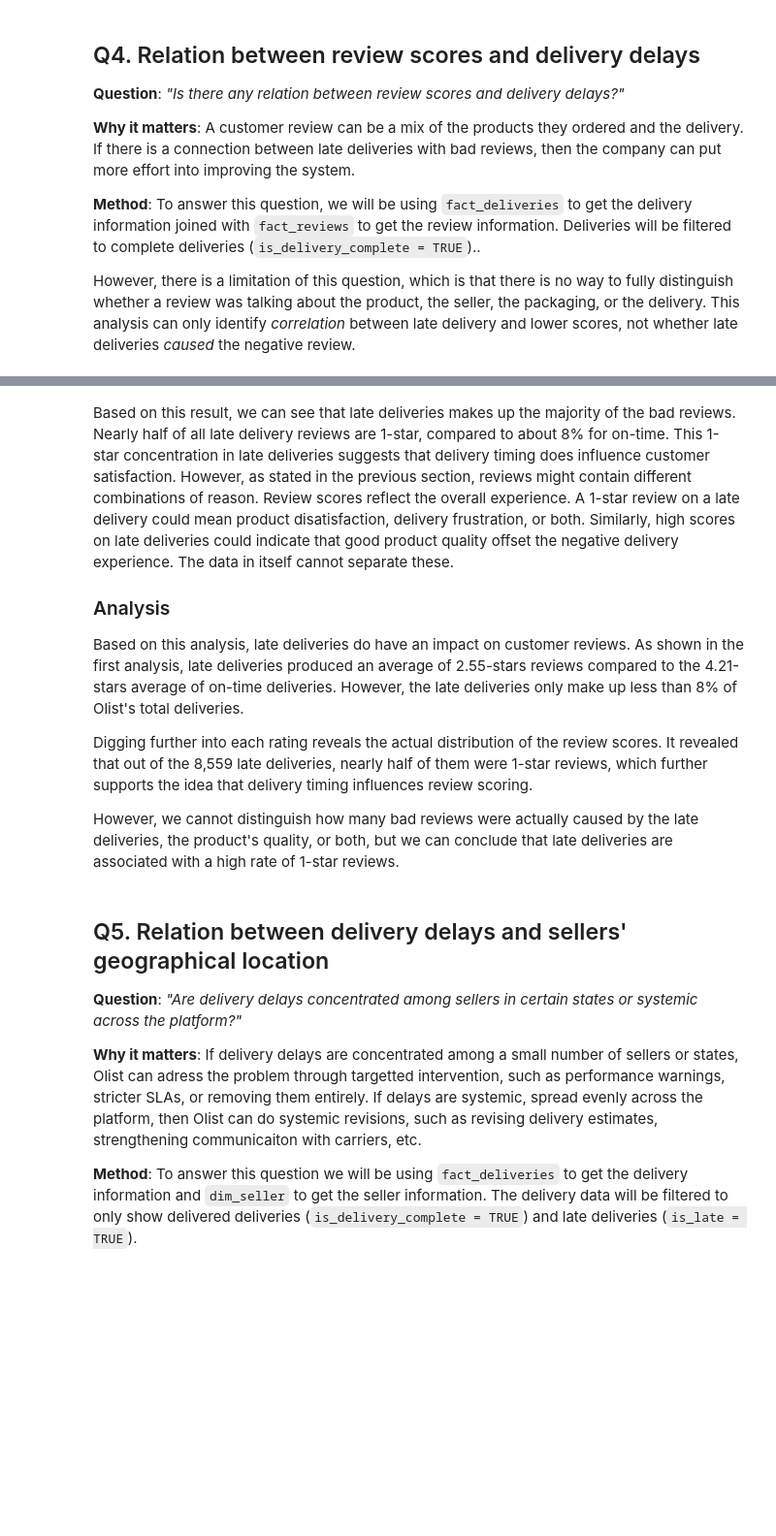
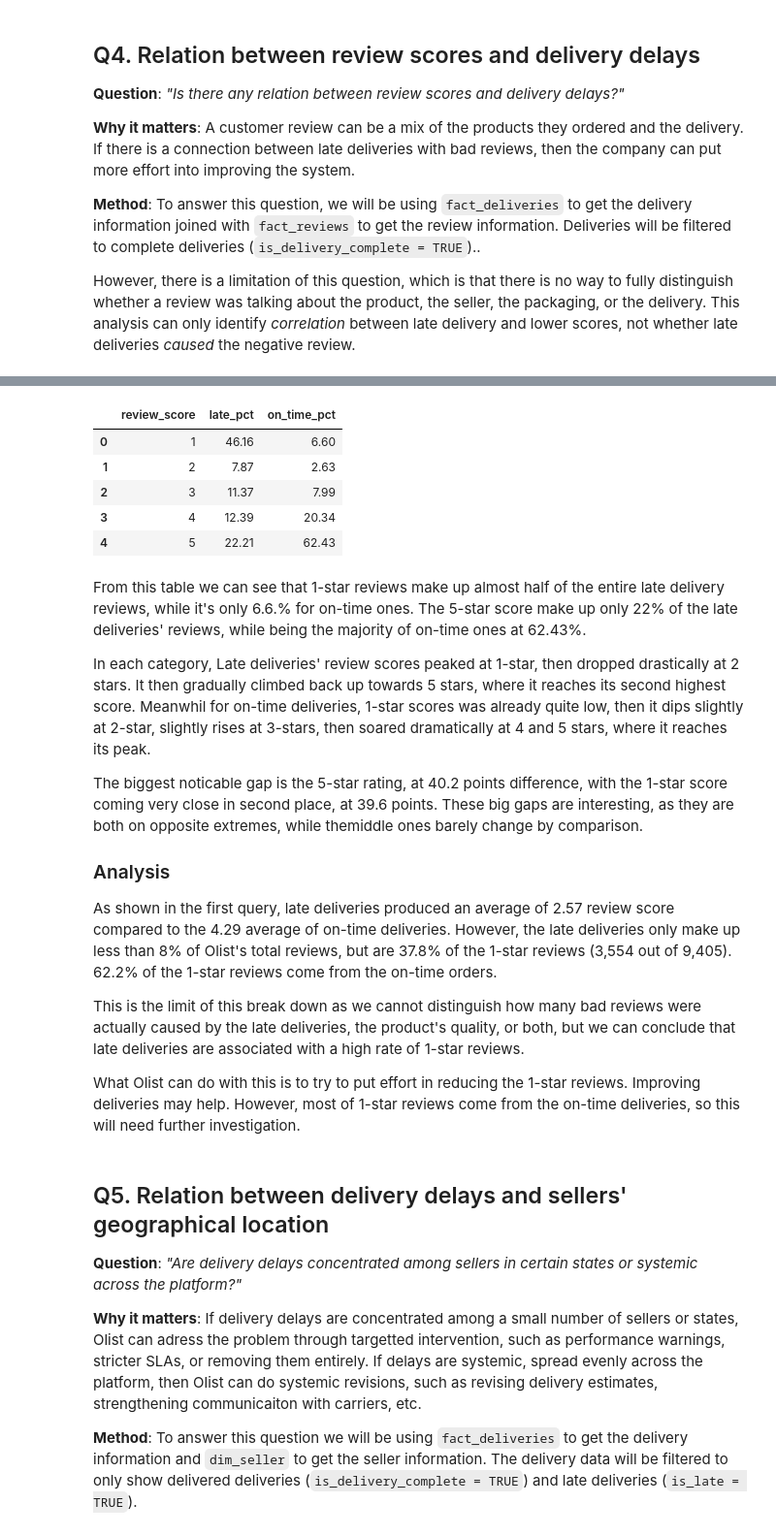
Before and after one commit to jyovian/olist-logistics-analysis, a Jupyter notebook: notebooks/03_analysis.ipynb, the cells around one changed output, grey strips where cells are left out. Shown at 97% size. Saved outputs shown, nothing was run; the diff lists cells and outputs as text; code cells hidden in the pictures; blank space fills up the shorter version.

```diff
--- a/notebooks/03_analysis.ipynb
+++ b/notebooks/03_analysis.ipynb
@@ -435,12 +441,42 @@ con.execute("""
+# %%
+con.execute("""
+    SELECT
+        r.review_score,
+        ROUND(
+            100 * COUNT(*) FILTER (WHERE f.is_late) / SUM(COUNT(*) FILTER (WHERE f.is_late)) OVER (),2)
+            AS late_pct,
+        ROUND(
+            100 * COUNT(*) FILTER (WHERE NOT f.is_late) / SUM(COUNT(*) FILTER (WHERE NOT f.is_late)) OVER () ,2)
+            AS on_time_pct
+        FROM mart.fact_reviews r
+        JOIN (
+            SELECT DISTINCT order_id, is_late
+            FROM mart.fact_deliveries
+            WHERE is_delivery_complete = TRUE
+        ) f ON r.order_id = f.order_id
+        GROUP BY r.review_score
+        ORDER BY r.review_score
+""").fetchdf()
+# %% [output]
+|  | review_score | late_pct | on_time_pct |
+| 0 | 1 | 46.16 | 6.60 |
+| 1 | 2 | 7.87 | 2.63 |
+| 2 | 3 | 11.37 | 7.99 |
+| 3 | 4 | 12.39 | 20.34 |
+| 4 | 5 | 22.21 | 62.43 |
 # %% [markdown]
-Based on this result, we can see that late deliveries makes up  the majority of the bad reviews. Nearly half of all late delivery reviews are 1-star, compared to about 8% for on-time. This 1-star concentration in late deliveries suggests that delivery timing does influence customer satisfaction. However, as stated in the previous section, reviews might contain different combinations of reason. Review scores reflect the overall experience. A 1-star review on a late delivery could mean product disatisfaction, delivery frustration, or both. Similarly, high scores on late deliveries could indicate that good product quality offset the negative delivery experience. The data in itself cannot separate these.
+From this table we can see that 1-star reviews make up almost half of the entire late delivery reviews, while it's only 6.6.% for on-time ones. The 5-star score make up only 22% of the late deliveries' reviews, while being the majority of on-time ones at 62.43%.
+
+In each category, Late deliveries' review scores peaked at 1-star, then dropped drastically at 2 stars. It then gradually climbed back up towards 5 stars, where it reaches its second highest score. Meanwhil for on-time deliveries, 1-star scores was already quite low, then it dips slightly at 2-star, slightly rises at 3-stars, then soared dramatically at 4 and 5 stars, where it reaches its peak.
+
+The biggest noticable gap is the 5-star rating, at 40.2 points difference, with the 1-star score coming very close in second place, at 39.6 points. These big gaps are interesting, as they are both on opposite extremes, while themiddle ones barely change by comparison.
 
 ### Analysis
-Based on this analysis, late deliveries do have an impact on customer reviews. As shown in the first analysis, late deliveries produced an average of 2.55-stars reviews compared to the 4.21-stars average of on-time deliveries. However, the late deliveries only make up less than 8% of Olist's total deliveries.
+As shown in the first query, late deliveries produced an average of 2.57 review score compared to the 4.29 average of on-time deliveries. However, the late deliveries only make up less than 8% of Olist's total reviews, but are 37.8% of the 1-star reviews (3,554 out of 9,405). 62.2% of the 1-star reviews come from the on-time orders.
 
-Digging further into each rating reveals the actual distribution of the review scores. It revealed that out of the 8,559 late deliveries, nearly half of them were 1-star reviews, which further supports the idea that delivery timing influences review scoring.
+This is the limit of this break down as we cannot distinguish how many bad reviews were actually caused by the late deliveries, the product's quality, or both, but we can conclude that late deliveries are associated with a high rate of 1-star reviews.
 
-However, we cannot distinguish how many bad reviews were actually caused by the late deliveries, the product's quality, or both, but we can conclude that late deliveries are associated with a high rate of 1-star reviews.
+What Olist can do with this is to try to put effort in reducing the 1-star reviews. Improving deliveries may help. However, most of 1-star reviews come from the on-time deliveries, so this will need further investigation.
 # %% [markdown]
 ## Q5. Relation between delivery delays and sellers' geographical location
 **Question**: *"Are delivery delays concentrated among sellers in certain states or systemic across the platform?"*
```
Also changed, not shown: parts of 6 cells of this notebook.
